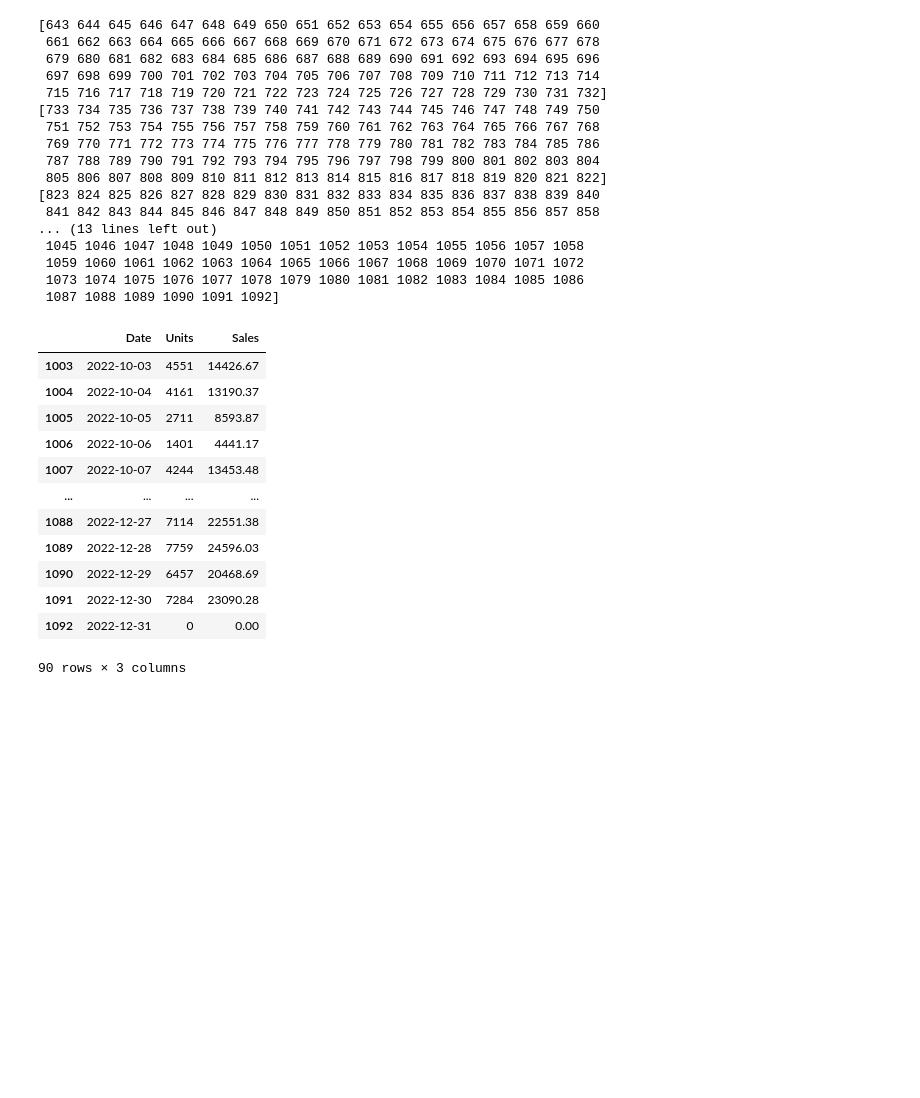
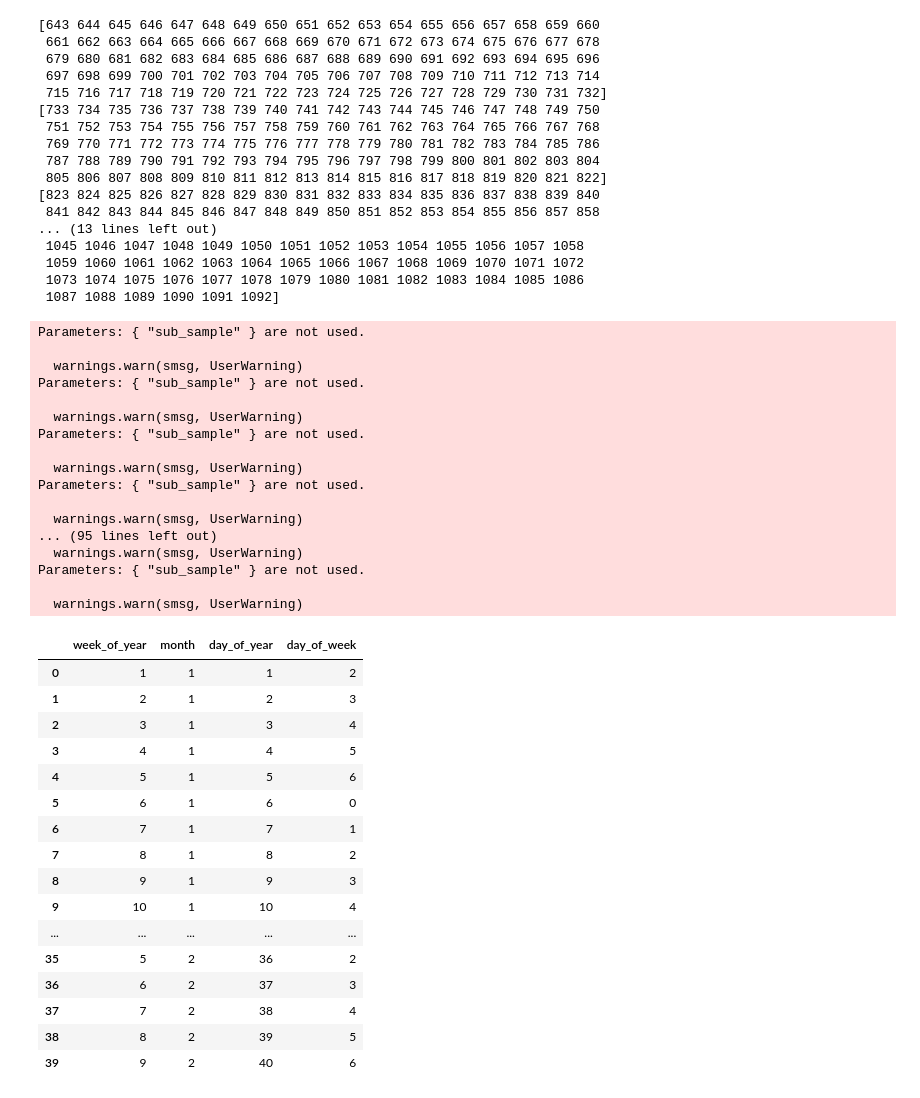
Before and after one commit to Azidalus/Demand-Forecasting-Web-app, a Jupyter notebook: notebooks/model testing.ipynb, the cells around one changed output. Drawn from its saved outputs; the diff is of its cells as text; code cells hidden in the pictures; blank space fills up the shorter version.

```diff
--- a/notebooks/model testing.ipynb
+++ b/notebooks/model testing.ipynb
@@ -436,38 +458,50 @@ for train_idx, test_idx in time_series_split.split(all_data2[['Date','Units']].s
 # %%
-all_data = pd.read_csv('demo_sales.csv')
-all_data['Date'] = pd.to_datetime(all_data['Date'],
-                format='%d/%m/%Y',
-                dayfirst=True)
+param_grid = {'learning_rate': [0.01, 0.1, 0.2, 0.4, 0.6, 0.8, 1],
+              'n_estimators': [100,200,300,400,500],
+              'sub_sample': [0, 0.2, 0.4, 0.6, 0.8, 1]
+}
 
-y = all_data['Units']
-X = pd.DataFrame()
-X['lag'] = y.shift(1)
-X['lag2'] = y.shift(2)
-X['lag3'] = y.shift(3)
-X['lag7'] = y.shift(7)
-X['lag30'] = y.shift(30)
-
-
-
-param_grid = {'learning_rate': [0.01, 0.1, 0.2, 0.3, 0.5, 0.7, 0.8, 1],
-              'n_estimators': [100,200,300,400,500]
-}
+model = XGBRegressor()
 ts_split = TimeSeriesSplit(n_splits=8, test_size=90)
 gs = GridSearchCV(model, param_grid, cv=ts_split, scoring='neg_root_mean_squared_error')
 gs.fit(X, y)
 model.set_params(**gs.best_params_)
 model_score = np.abs(gs.best_score_)
 # %% [output]
-|  | Date | Units | Sales |
-| 1003 | 2022-10-03 | 4551 | 14426.67 |
-| 1004 | 2022-10-04 | 4161 | 13190.37 |
-| 1005 | 2022-10-05 | 2711 | 8593.87 |
-| 1006 | 2022-10-06 | 1401 | 4441.17 |
-| 1007 | 2022-10-07 | 4244 | 13453.48 |
-| ... | ... | ... | ... |
-| 1088 | 2022-12-27 | 7114 | 22551.38 |
-| 1089 | 2022-12-28 | 7759 | 24596.03 |
-| 1090 | 2022-12-29 | 6457 | 20468.69 |
-| 1091 | 2022-12-30 | 7284 | 23090.28 |
-| 1092 | 2022-12-31 | 0 | 0.00 |
-90 rows × 3 columns
+Parameters: { "sub_sample" } are not used.
+
+  warnings.warn(smsg, UserWarning)
+Parameters: { "sub_sample" } are not used.
+
+  warnings.warn(smsg, UserWarning)
+Parameters: { "sub_sample" } are not used.
+
+  warnings.warn(smsg, UserWarning)
+Parameters: { "sub_sample" } are not used.
+
+  warnings.warn(smsg, UserWarning)
+... (95 lines left out)
+  warnings.warn(smsg, UserWarning)
+Parameters: { "sub_sample" } are not used.
+
+  warnings.warn(smsg, UserWarning)
+# %%
+X.head(40)
+# %% [output]
+|  | week_of_year | month | day_of_year | day_of_week |
+| 0 | 1 | 1 | 1 | 2 |
+| 1 | 2 | 1 | 2 | 3 |
+| 2 | 3 | 1 | 3 | 4 |
+| 3 | 4 | 1 | 4 | 5 |
+| 4 | 5 | 1 | 5 | 6 |
+| 5 | 6 | 1 | 6 | 0 |
+| 6 | 7 | 1 | 7 | 1 |
+| 7 | 8 | 1 | 8 | 2 |
+| 8 | 9 | 1 | 9 | 3 |
+| 9 | 10 | 1 | 10 | 4 |
+| ... | ... | ... | ... | ... |
+| 35 | 5 | 2 | 36 | 2 |
+| 36 | 6 | 2 | 37 | 3 |
+| 37 | 7 | 2 | 38 | 4 |
+| 38 | 8 | 2 | 39 | 5 |
+| 39 | 9 | 2 | 40 | 6 |
```
Also changed, not shown: parts of 1 cell of this notebook.
